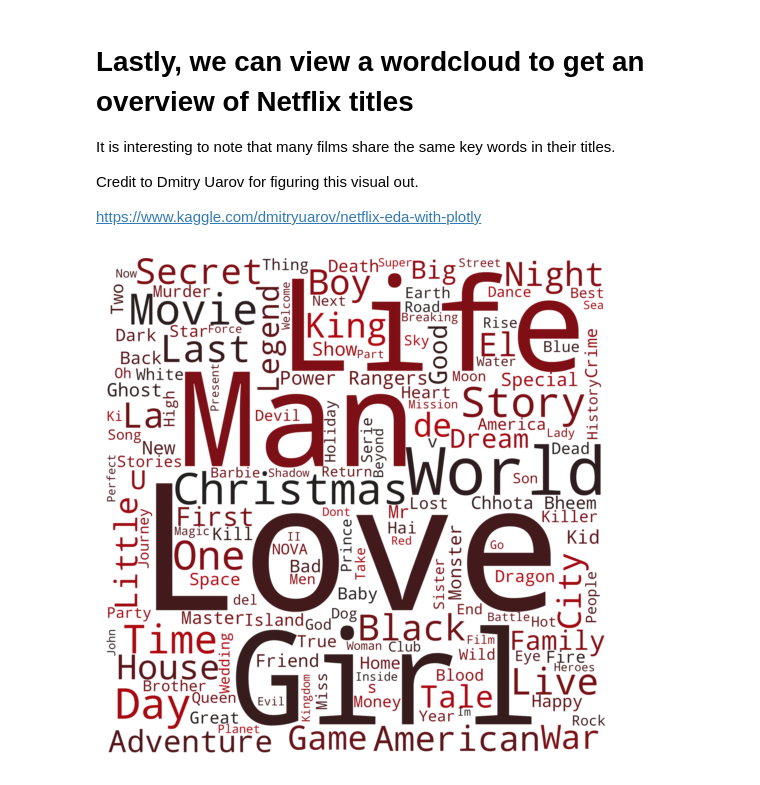
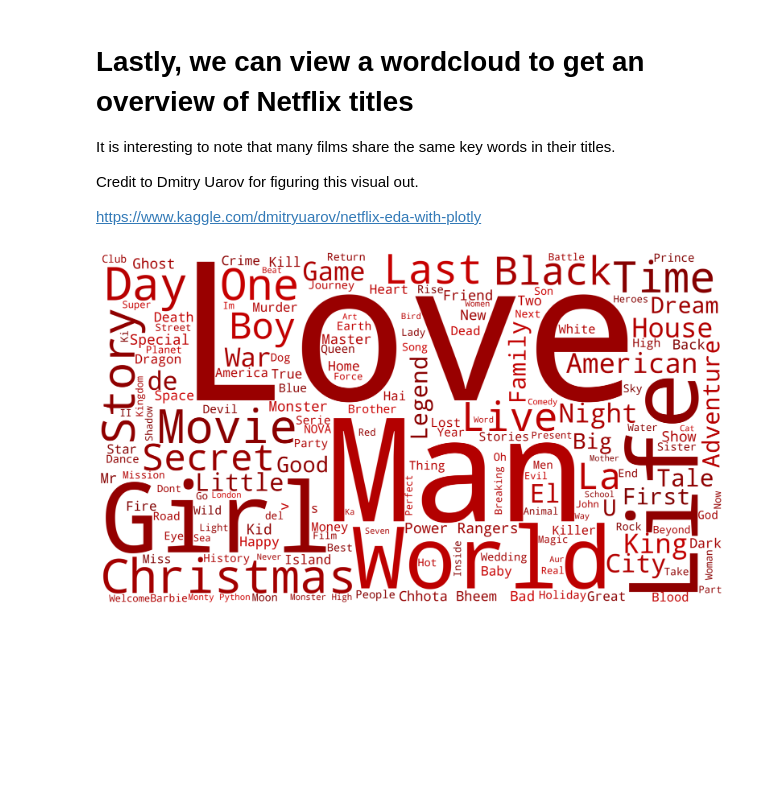
Before and after one commit to ashishakonnur/Netflix-EDA, a Jupyter notebook: Nextflix_Visualization.ipynb, the cells around one changed output. Drawn from its saved outputs; the diff is of its cells as text; code cells hidden in the pictures; blank space fills up the shorter version.

```diff
--- a/Nextflix_Visualization.ipynb
+++ b/Nextflix_Visualization.ipynb
@@ -1166,22 +1166,21 @@ https://www.kaggle.com/dmitryuarov/netflix-eda-with-plotly
 # %%
 from wordcloud import WordCloud
 import random
 from PIL import Image
 import matplotlib
 
-# Custom colour map based on Netflix palette
-cmap = matplotlib.colors.LinearSegmentedColormap.from_list("", ['#221f1f', '#b20710'])
+def red_color_func(word, font_size, position, orientation, random_state = None, **kwargs):
+    return "hsl(0, 100%%, %f%%)" % random.randint(25, 40)
 
-text = str(list(netflix['title'])).replace(',', '').replace('[', '').replace("'", '').replace(']', '').replace('.', '')
+mask = np.array(Image.open('/content/Netflix-Logo-PNG3.png'))
 
-mask = np.array(Image.open('/content/pngwing.com.png'))
+plt.rcParams['figure.figsize'] = (20, 20)
+wordcloud = WordCloud(background_color = 'white', width = 1400,  height = 1400, max_words = 170, mask = mask).generate(text)
 
-wordcloud = WordCloud(background_color = 'white', width = 500,  height = 200,colormap=cmap, max_words = 150, mask = mask).generate(text)
+wordcloud.recolor(color_func = red_color_func)
 
-plt.figure( figsize=(5,5))
 plt.imshow(wordcloud, interpolation = 'bilinear')
 plt.axis('off')
-plt.tight_layout(pad=0)
 plt.show()
 # %% [output]
-[figure, old version]
+[figure, new version]
```
